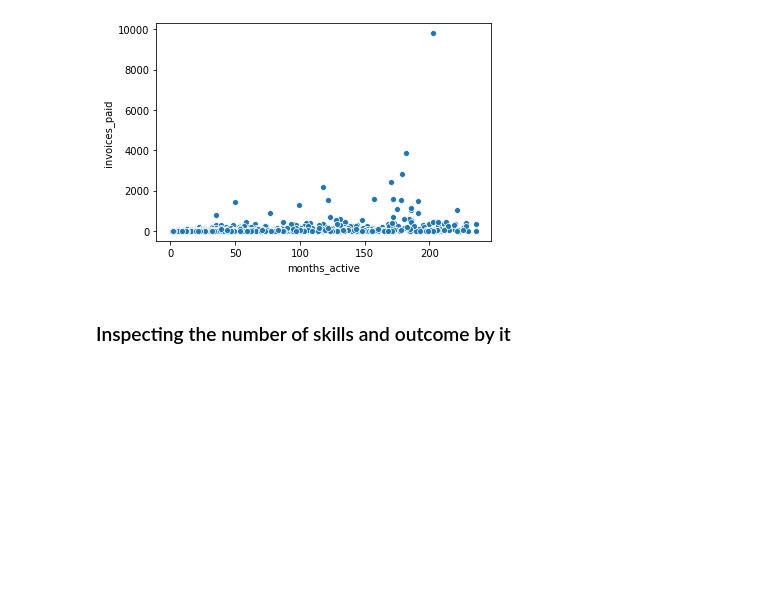
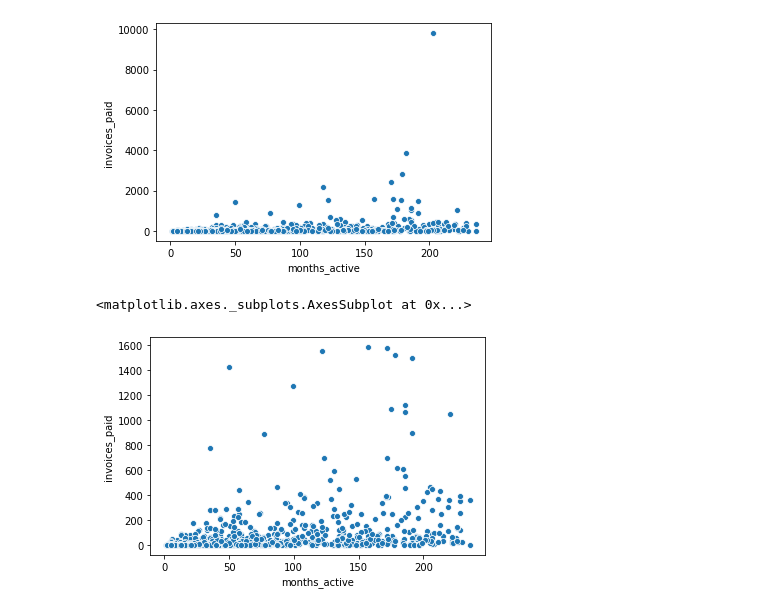
Before and after one commit to lmgibson/MyRate, a Jupyter notebook: notebooks/myrate_eda.ipynb, the cells around one changed output. Saved outputs shown, nothing was run; the diff lists cells and outputs as text; code cells hidden in the pictures; blank space fills up the shorter version.

```diff
--- a/notebooks/myrate_eda.ipynb
+++ b/notebooks/myrate_eda.ipynb
@@ -368,5 +389,11 @@ sns.scatterplot(x = 'months_active', y = 'invoices_paid', data = all_table)
 # %% [output]
 <matplotlib.axes._subplots.AxesSubplot at 0x...>
 [figure]
-# %% [markdown]
-### Inspecting the number of skills and outcome by it
+# %%
+# A few massive outliers. Going to rough chop it down and replot
+invoice_gtr_one = all_table.invoices_paid > 1
+invoice_ls_2000 = all_table.invoices_paid < 2000
+sns.scatterplot(x = 'months_active', y = 'invoices_paid', data = all_table[invoice_gtr_one & invoice_ls_2000])
+# %% [output]
+<matplotlib.axes._subplots.AxesSubplot at 0x...>
+[figure, added]
```
Also changed, not shown: parts of 29 cells of this notebook.
